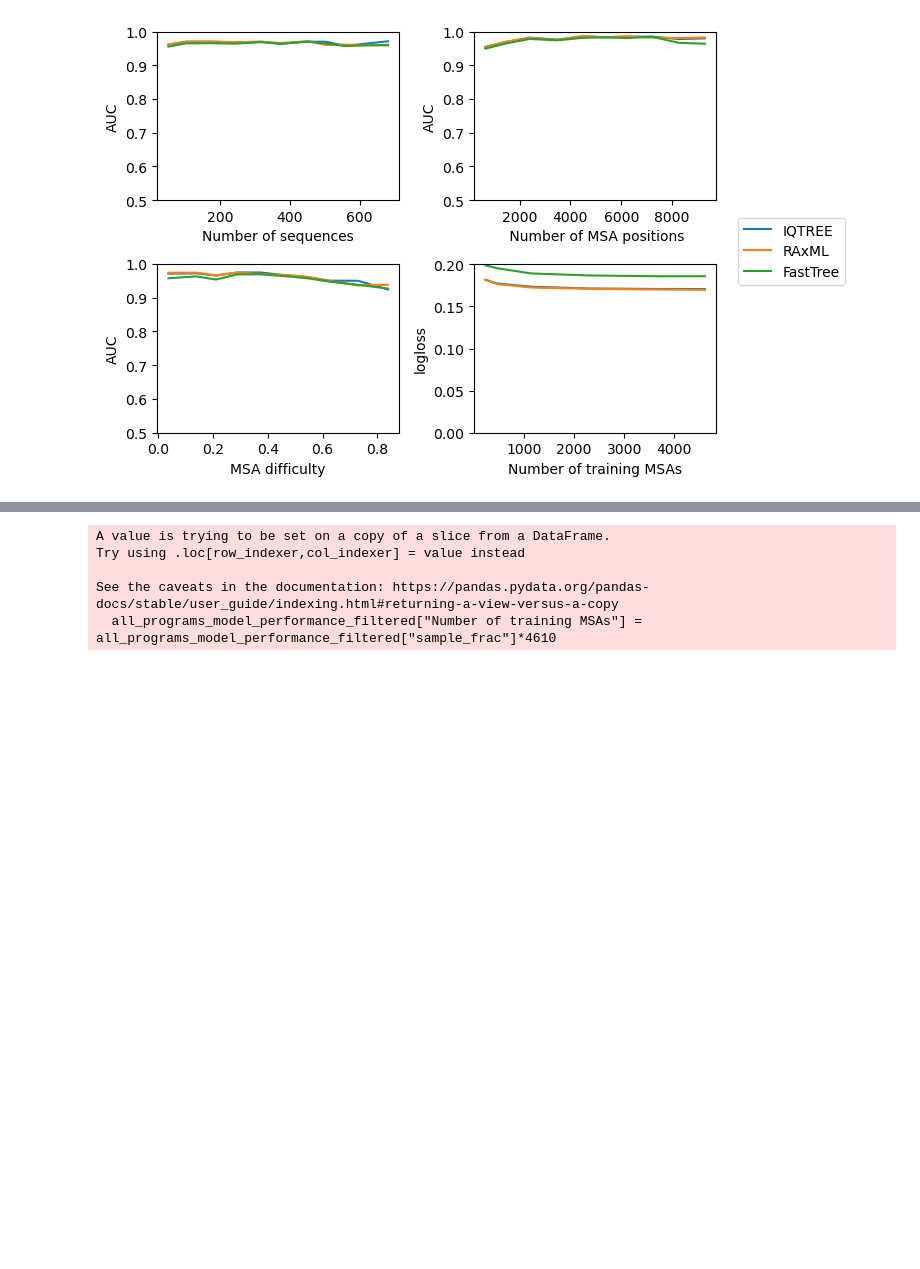
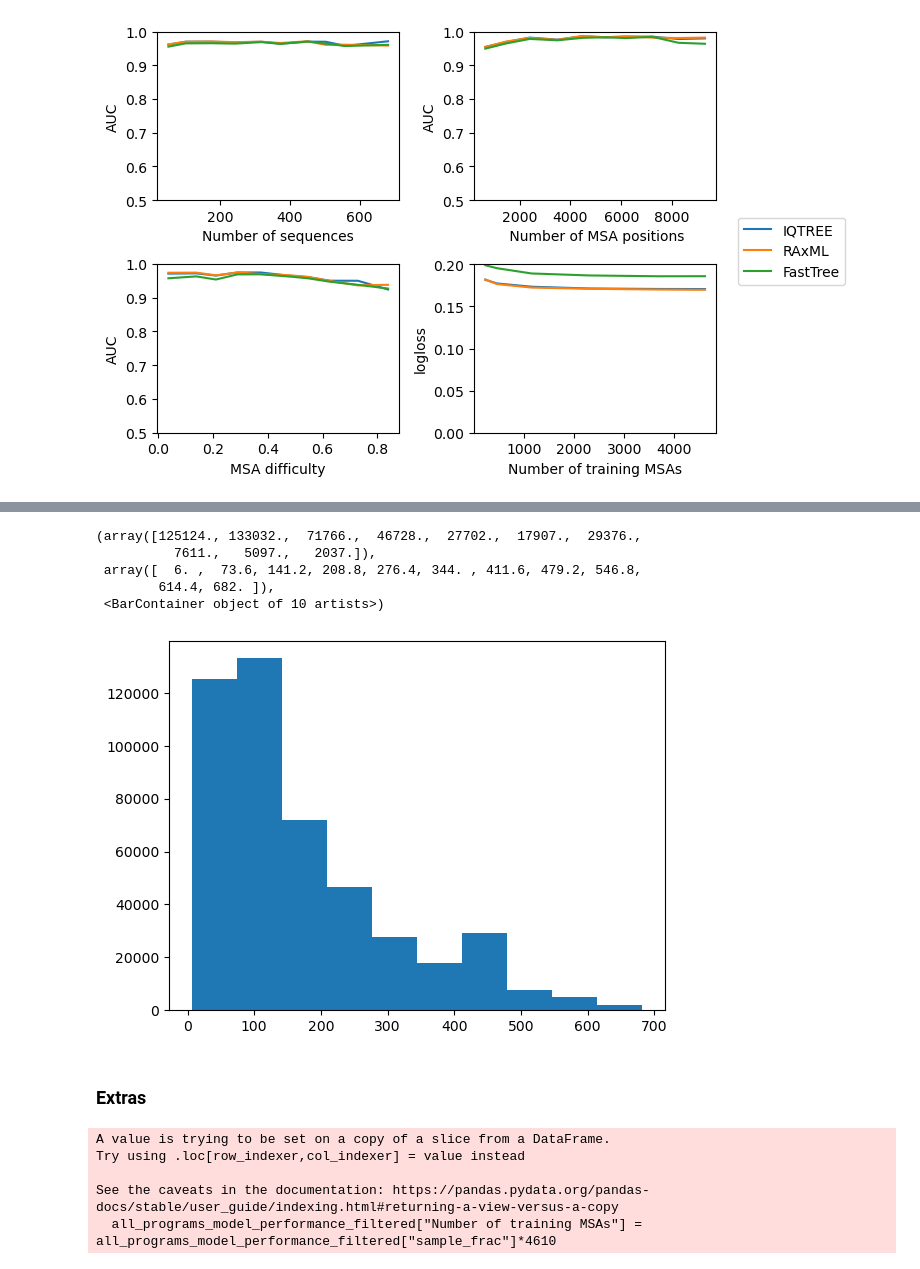
Before and after one commit to noaeker/bootstrap_repo, a Jupyter notebook: python notebooks/main paper analysis.ipynb, the cells around one changed output, grey strips where cells are left out. Saved outputs shown, nothing was run; the diff lists cells and outputs as text; code cells hidden in the pictures; blank space fills up the shorter version.

```diff
--- a/python notebooks/main paper analysis.ipynb
+++ b/python notebooks/main paper analysis.ipynb
@@ -267,7 +267,7 @@ import seaborn as sns
 import numpy as np
 
 cols = ['feature_msa_n_seq','feature_msa_n_loci','feature_msa_pypythia_msa_difficulty',
-        'true_binary_support','predictions_full_standard']
+        'true_binary_support', 'feature_partition_size','predictions_full_standard']
 
 iqtree_test_data = iqtree_refs['test_data'][cols]
 iqtree_test_data['program'] = 'IQTREE'
@@ -402,3 +375,14 @@ plt.hist(raxml_refs['test_data']['feature_msa_n_seq'])
+# %%
+plt.hist(all_programs_test_data['feature_msa_n_seq'])
+# %% [output]
+(array([125124., 133032.,  71766.,  46728.,  27702.,  17907.,  29376.,
+          7611.,   5097.,   2037.]),
+ array([  6. ,  73.6, 141.2, 208.8, 276.4, 344. , 411.6, 479.2, 546.8,
+        614.4, 682. ]),
+ <BarContainer object of 10 artists>)
+[figure, added]
+# %% [markdown]
+### Extras
 # %%
 all_programs_model_performance_filtered = all_programs_model_performance.query("`dataset`=='test' and `name` =='model_standard' and `analysis_type`=='full_standard'")
 all_programs_model_performance_filtered["Number of training MSAs"] = all_programs_model_performance_filtered["sample_frac"]*4610
```
Also changed, not shown: parts of 14 cells of this notebook, 4 other files.
